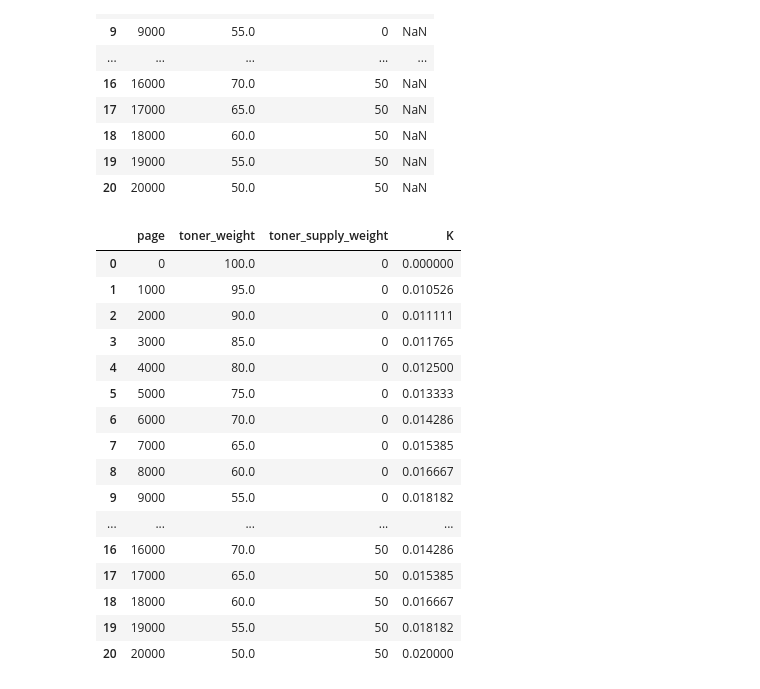
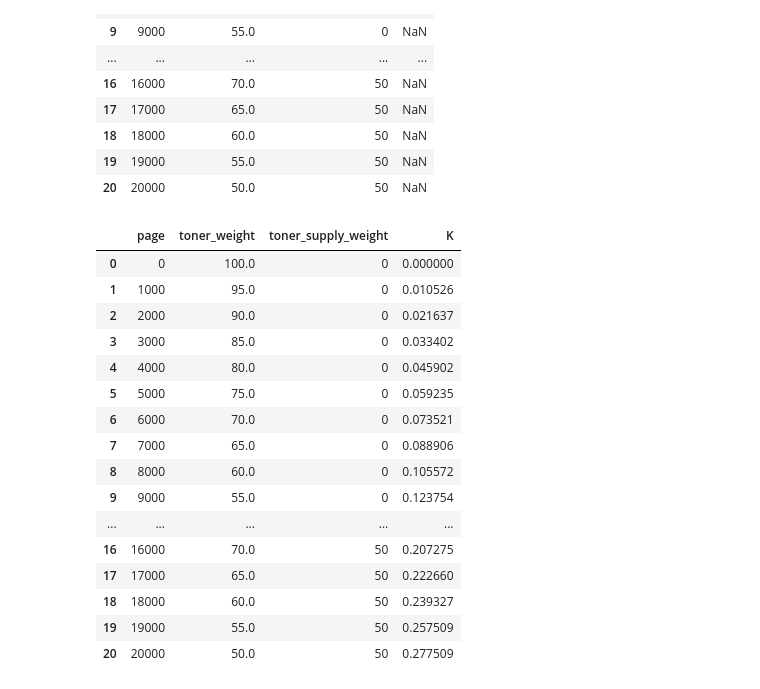
Before and after one commit to shimiiizu/Rotation_test01, a Jupyter notebook: 摺擦回数.ipynb, the cells around one changed output. Saved outputs shown, nothing was run; the diff lists cells and outputs as text; code cells hidden in the pictures.

```diff
--- a/摺擦回数.ipynb
+++ b/摺擦回数.ipynb
@@ -80,47 +80,78 @@ df
 | 18 | 18000 | 60.0 | 50 | NaN |
 | 19 | 19000 | 55.0 | 50 | NaN |
 | 20 | 20000 | 50.0 | 50 | NaN |
+# %%
+# 摺擦回数の計算の設定
+
+# 1枚当たりの通過トナー量d　= ノリ量×現像移動距離×コート幅
+d = 1
+
+# 摺擦回数の初期値：K0
+K0 = 0
+
+# トナー補給量：T
+T = 50
+
+# 補給開始トナー量：t
+t = 50
+
+K_list = [0]
+for index, page in enumerate(page_list):
+  if index > 0 and index < 11:
+    K_list.append(K0 + K_list[index-1] + d / df.loc[index,'toner_weight'])
+
+  elif index == 11:
+
+    # 摺擦回数のリセット
+    Ks1 = K_list[10]*toner_weight_list[10]/(toner_weight_list[10] + toner_supply_weight_list[11])
+
+
+
+
+
+#df['K']=K_list
+#df
 # %%
 # 摺擦回数の計算の設定
 
 # 1枚当たりの通過トナー量d　= ノリ量×現像移動距離×コート幅
 d = 1
 
 # 摺擦回数の初期値：K0
 K0 = 0
 
 # トナー補給量：T
 T = 50
 
 # 補給開始トナー量：t
 t = 50
 
 K_list = [0]
 for index, page in enumerate(page_list):
    if index > 0 :
     #K_list.append(K0 + d / df.loc[index,'toner_weight'])
-    K_list.append(K0 + d / df.loc[index,'toner_weight'])
+    K_list.append(K0 + K_list[index-1] + d / df.loc[index,'toner_weight'])
 
 df['K']=K_list
 df
 # %% [output]
 |  | page | toner_weight | toner_supply_weight | K |
 | 0 | 0 | 100.0 | 0 | 0.000000 |
 | 1 | 1000 | 95.0 | 0 | 0.010526 |
-| 2 | 2000 | 90.0 | 0 | 0.011111 |
-| 3 | 3000 | 85.0 | 0 | 0.011765 |
-| 4 | 4000 | 80.0 | 0 | 0.012500 |
-| 5 | 5000 | 75.0 | 0 | 0.013333 |
-| 6 | 6000 | 70.0 | 0 | 0.014286 |
-| 7 | 7000 | 65.0 | 0 | 0.015385 |
-| 8 | 8000 | 60.0 | 0 | 0.016667 |
-| 9 | 9000 | 55.0 | 0 | 0.018182 |
+| 2 | 2000 | 90.0 | 0 | 0.021637 |
+| 3 | 3000 | 85.0 | 0 | 0.033402 |
+| 4 | 4000 | 80.0 | 0 | 0.045902 |
+| 5 | 5000 | 75.0 | 0 | 0.059235 |
+| 6 | 6000 | 70.0 | 0 | 0.073521 |
+| 7 | 7000 | 65.0 | 0 | 0.088906 |
+| 8 | 8000 | 60.0 | 0 | 0.105572 |
+| 9 | 9000 | 55.0 | 0 | 0.123754 |
 | ... | ... | ... | ... | ... |
-| 16 | 16000 | 70.0 | 50 | 0.014286 |
-| 17 | 17000 | 65.0 | 50 | 0.015385 |
-| 18 | 18000 | 60.0 | 50 | 0.016667 |
-| 19 | 19000 | 55.0 | 50 | 0.018182 |
-| 20 | 20000 | 50.0 | 50 | 0.020000 |
+| 16 | 16000 | 70.0 | 50 | 0.207275 |
+| 17 | 17000 | 65.0 | 50 | 0.222660 |
+| 18 | 18000 | 60.0 | 50 | 0.239327 |
+| 19 | 19000 | 55.0 | 50 | 0.257509 |
+| 20 | 20000 | 50.0 | 50 | 0.277509 |
 # %%
 fig, ax = plt.subplots(nrows=2, ncols=1)
 
```
Also changed, not shown: parts of 2 cells of this notebook.
